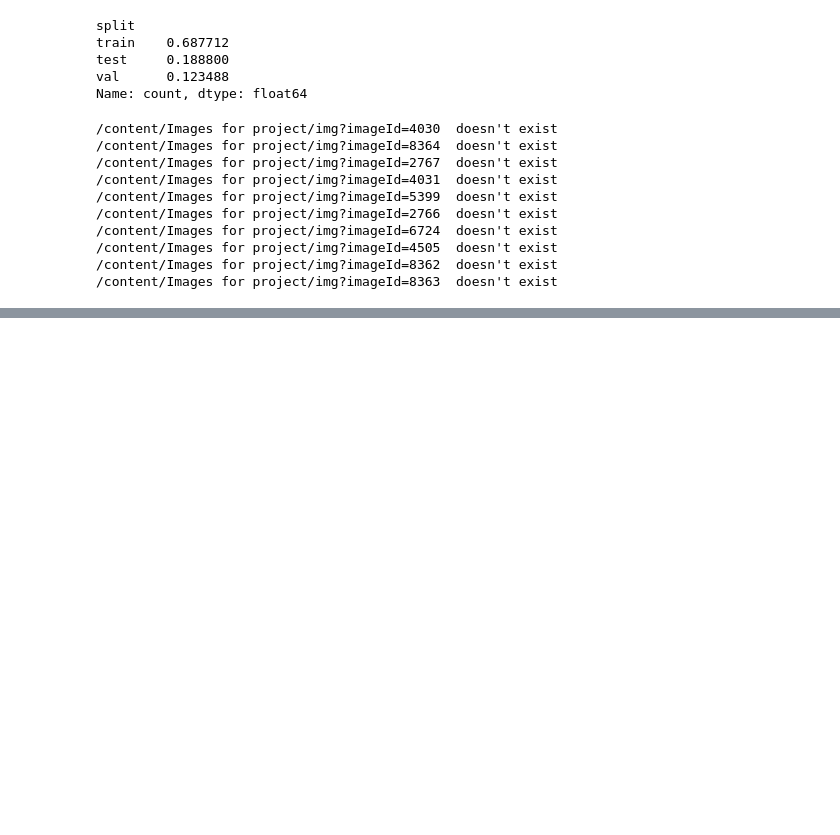
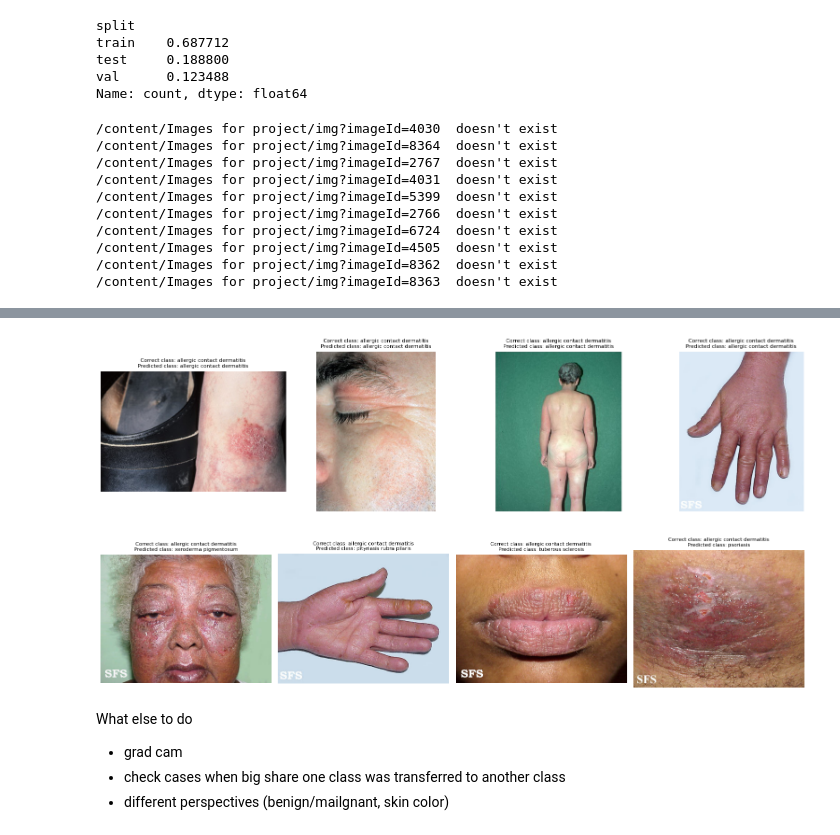
Before and after one commit to MaximilianLae/DL_Skin_Disease_Classification, a Jupyter notebook: Evaluation.ipynb, the cells around one changed output, grey strips where cells are left out. Cells and saved outputs as stored; diff of their text form; code cells hidden in the pictures; blank space fills up the shorter version.

```diff
--- a/Evaluation.ipynb
+++ b/Evaluation.ipynb
@@ -1187,0 +400,45 @@ model.save_weights('/content/vgg16-1024-256.h5')
+# %%
+def display_images(image_paths):
+    images_in_row = 4
+    num_images = len(image_paths)
+    num_rows = num_images // images_in_row + (num_images % images_in_row > 0)
+    fig, axes = plt.subplots(num_rows, images_in_row, figsize=(16, images_in_row * num_rows))
+
+    for i, path in enumerate(image_paths):
+        row = i // images_in_row
+        col = i % images_in_row
+        ax = axes[row, col] if num_rows > 1 else axes[col]
+        img = Image.open(path)
+        ax.imshow(img)
+        obs = test_info[test_info['key'] == path.split('test/')[1]]
+        ax.set_title(f"Correct class: {obs['label'].values[0]}\nPredicted class: {obs['pred_label'].values[0]}", fontsize=8)
+
+
+    # Hide axes
+    for i in range( num_rows * images_in_row):
+        row = i // images_in_row
+        col = i % images_in_row
+        ax = axes[row, col] if num_rows > 1 else axes[col]
+        ax.axis('off')
+
+
+
+    plt.tight_layout()
+    plt.show()
+# %%
+label = 'allergic contact dermatitis'
+
+image_paths = test_info[(test_info['label'] == label) & (test_info['true_class'] == test_info['pred_class'])]['key'].apply(lambda x: '/content/dataset/test/' + x).tail(4).to_list()
+display_images(image_paths)
+
+image_paths = test_info[(test_info['label'] == label) & (test_info['true_class'] != test_info['pred_class'])]['key'].apply(lambda x: '/content/dataset/test/' + x).tail(4).to_list()
+
+display_images(image_paths)
+# %% [output]
+[figure, added]
+[figure, added]
+# %% [markdown]
+What else to do
+- grad cam
+- check cases when big share one class was transferred to another class
+- different perspectives (benign/mailgnant, skin color)
```
Also changed, not shown: parts of 102 cells of this notebook.
